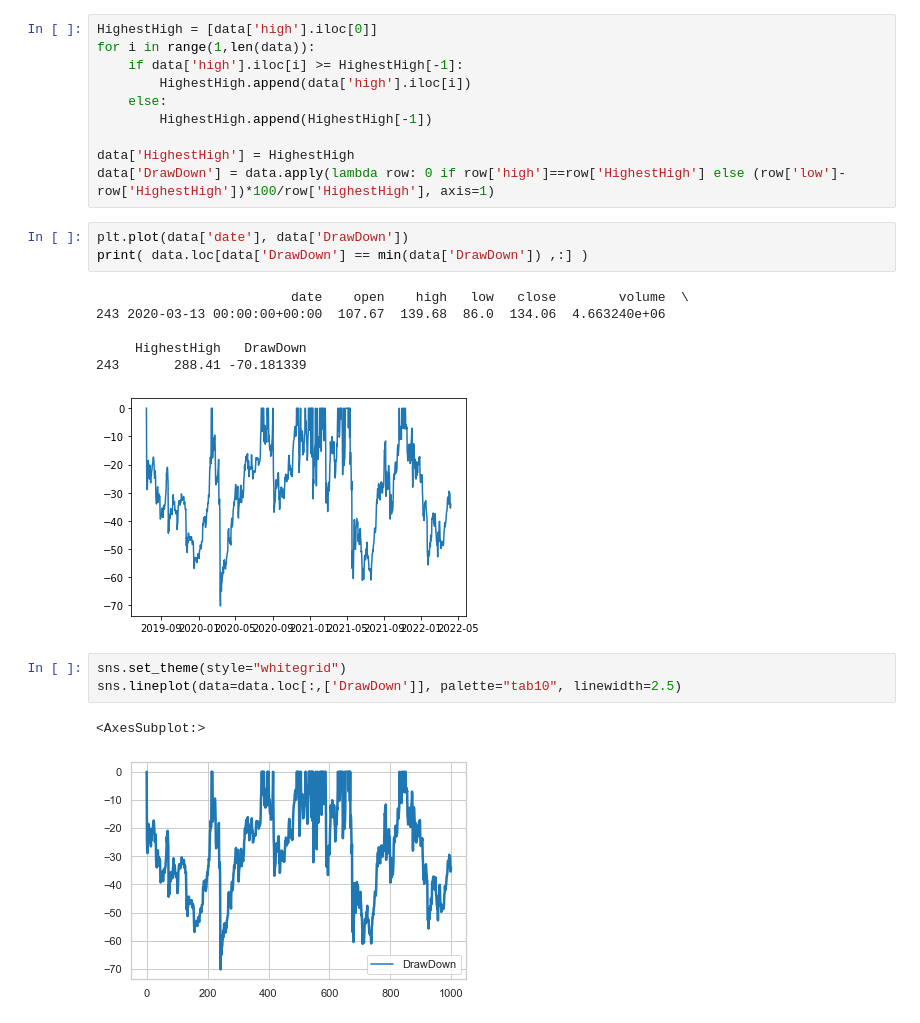
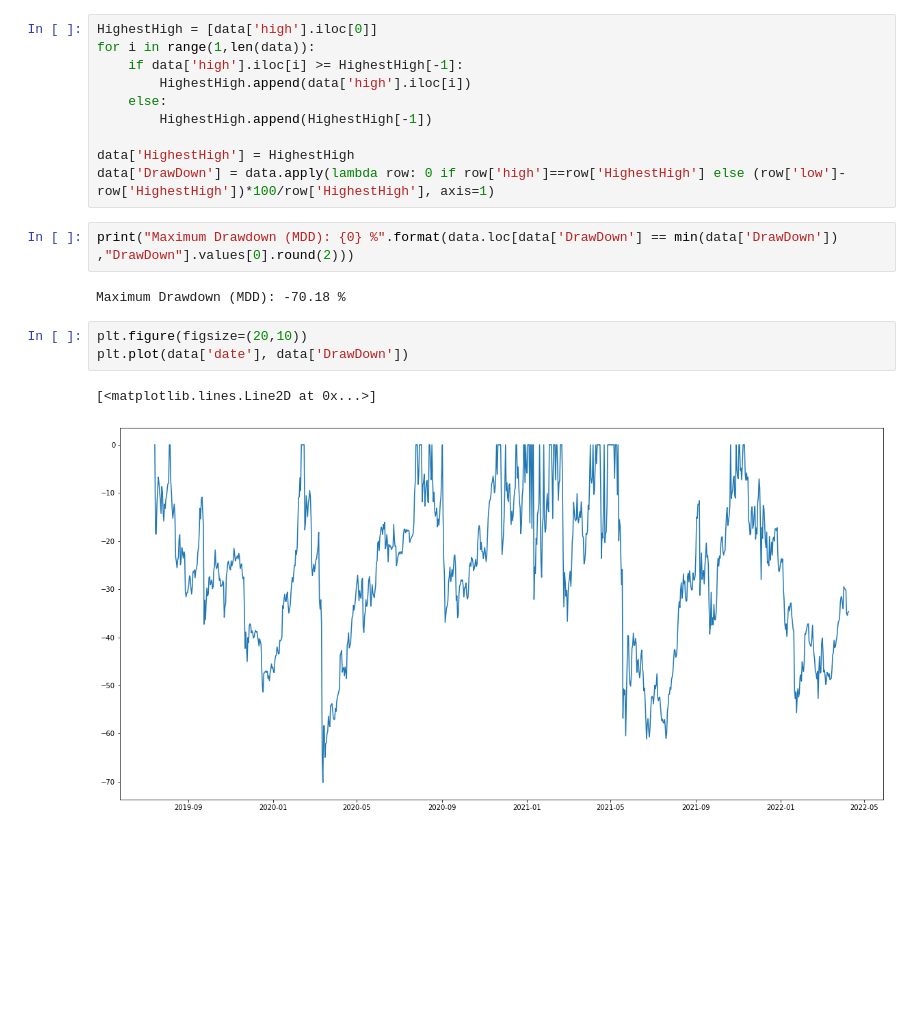
Before and after one commit to seyedmahdiamin1998/ML-Trader, a Jupyter notebook: main.ipynb, the cells around one changed output. Drawn from its saved outputs; the diff is of its cells as text; blank space fills up the shorter version.

Commit message:
plot Drawdown

```diff
--- a/main.ipynb
+++ b/main.ipynb
@@ -19,19 +19,13 @@ for i in range(1,len(data)):
 
 data['HighestHigh'] = HighestHigh
 data['DrawDown'] = data.apply(lambda row: 0 if row['high']==row['HighestHigh'] else (row['low']-row['HighestHigh'])*100/row['HighestHigh'], axis=1)
+# %%
+print("Maximum Drawdown (MDD): {0} %".format(data.loc[data['DrawDown'] == min(data['DrawDown']) ,"DrawDown"].values[0].round(2)))
+# %% [output]
+Maximum Drawdown (MDD): -70.18 %
 # %%
+plt.figure(figsize=(20,10))
 plt.plot(data['date'], data['DrawDown'])
-print( data.loc[data['DrawDown'] == min(data['DrawDown']) ,:] )
 # %% [output]
-                         date    open    high   low   close        volume  \
-243 2020-03-13 00:00:00+00:00  107.67  139.68  86.0  134.06  4.663240e+06
-
-     HighestHigh   DrawDown
-243       288.41 -70.181339
+[<matplotlib.lines.Line2D at 0x...>]
-[figure, old version]
+[figure, new version]
-# %%
-sns.set_theme(style="whitegrid")
-sns.lineplot(data=data.loc[:,['DrawDown']], palette="tab10", linewidth=2.5)
-# %% [output]
-<AxesSubplot:>
-[figure, removed]
```
